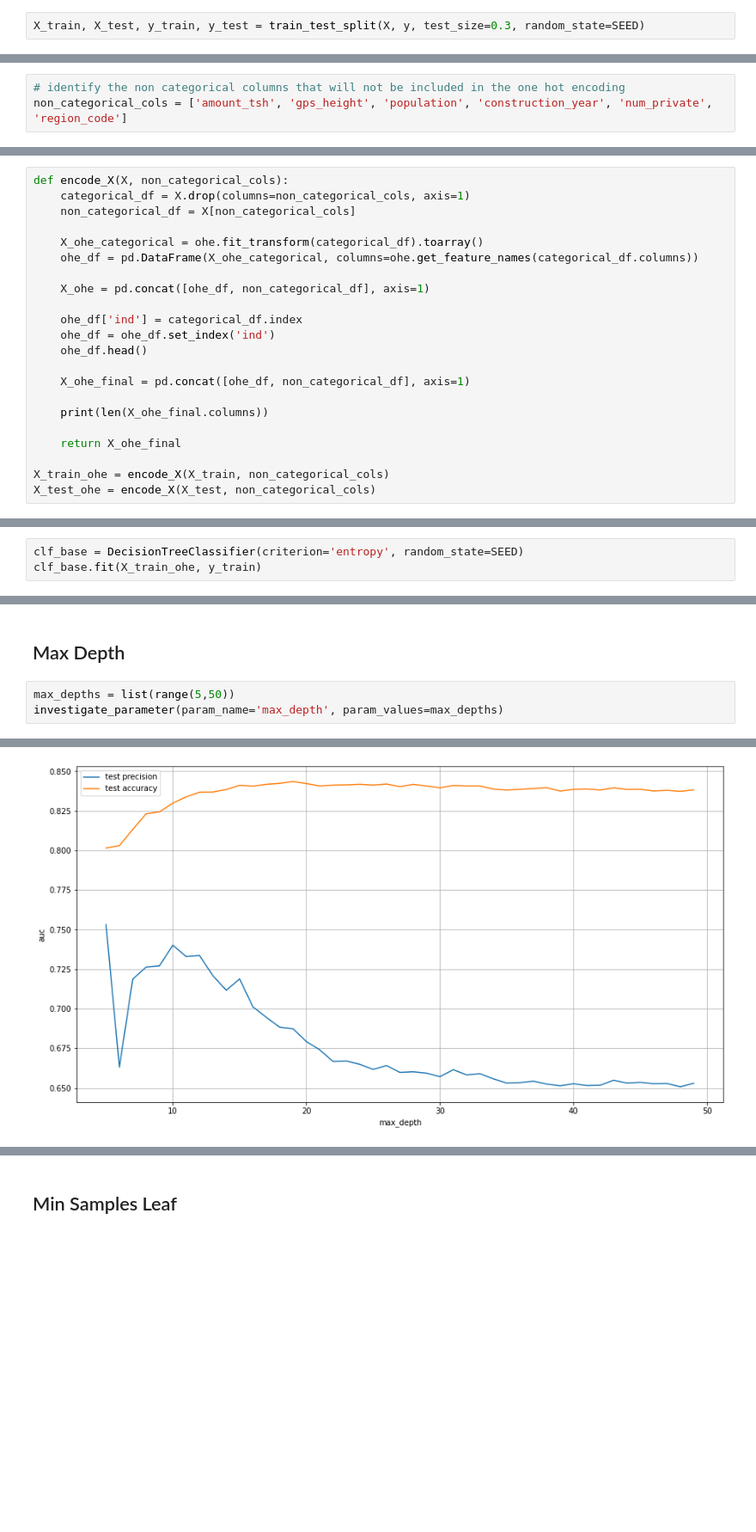
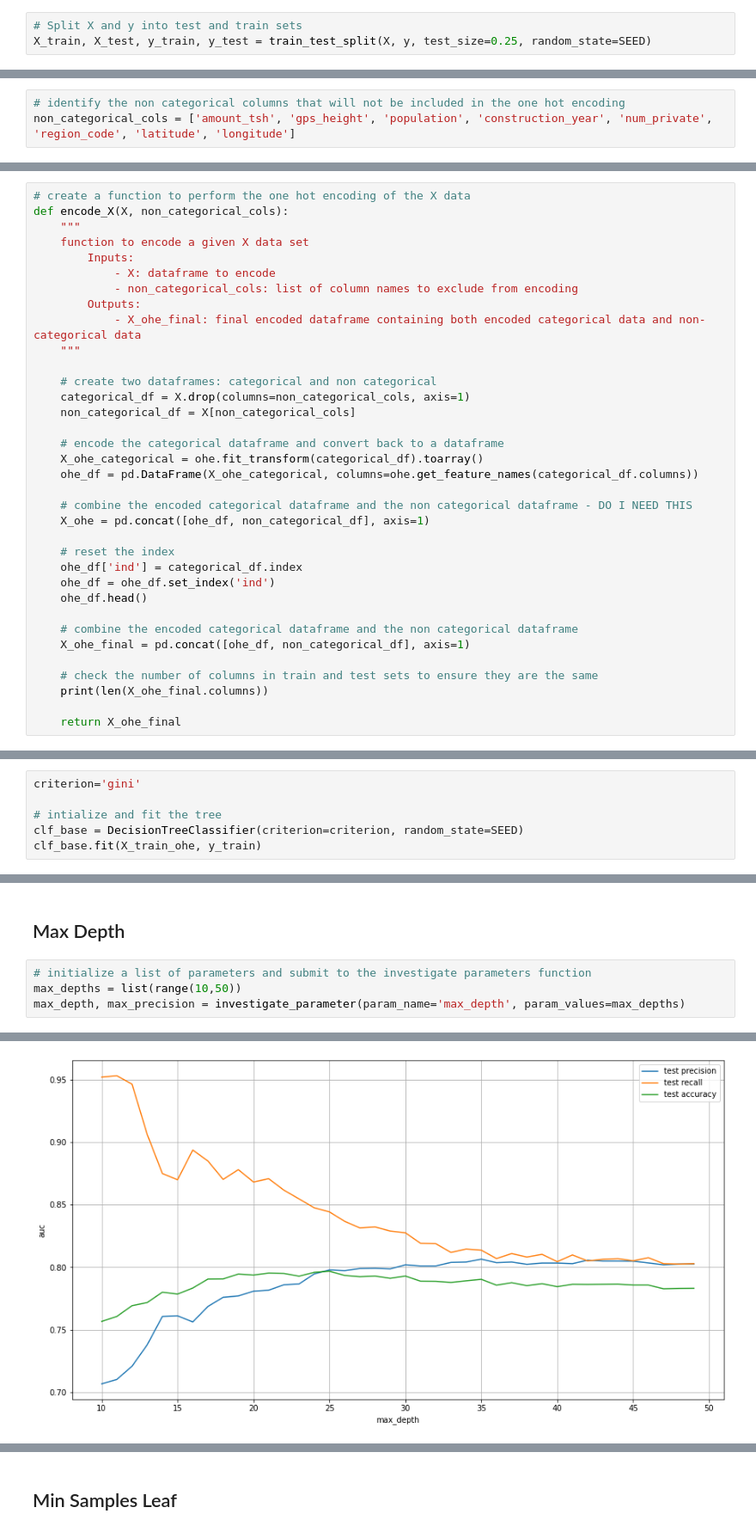
Before and after one commit to abigailjcampbell/dsc-phase-3-project, a Jupyter notebook: data_analysis.ipynb, the cells around one changed output, grey strips where cells are left out. Shown at 86% size. Drawn from its saved outputs; the diff is of its cells as text; blank space fills up the shorter version.

```diff
--- a/data_analysis.ipynb
+++ b/data_analysis.ipynb
@@ -233,3 +286,4 @@ SEED = 42
 # %%
-X_train, X_test, y_train, y_test = train_test_split(X, y, test_size=0.3, random_state=SEED)
+# Split X and y into test and train sets
+X_train, X_test, y_train, y_test = train_test_split(X, y, test_size=0.25, random_state=SEED)
 # %% [markdown]
@@ -237,28 +291,41 @@ X_train, X_test, y_train, y_test = train_test_split(X, y, test_size=0.3, random_
 # %%
 # identify the non categorical columns that will not be included in the one hot encoding
-non_categorical_cols = ['amount_tsh', 'gps_height', 'population', 'construction_year', 'num_private', 'region_code']
+non_categorical_cols = ['amount_tsh', 'gps_height', 'population', 'construction_year', 'num_private', 'region_code', 'latitude', 'longitude']
 # %%
 # initialize the One Hot Encoder
 ohe = OneHotEncoder()
 # %%
+# create a function to perform the one hot encoding of the X data
 def encode_X(X, non_categorical_cols):
+    """
+    function to encode a given X data set
+        Inputs:
+            - X: dataframe to encode
+            - non_categorical_cols: list of column names to exclude from encoding
+        Outputs:
+            - X_ohe_final: final encoded dataframe containing both encoded categorical data and non-categorical data
+    """
+
+    # create two dataframes: categorical and non categorical
     categorical_df = X.drop(columns=non_categorical_cols, axis=1)
     non_categorical_df = X[non_categorical_cols]
 
+    # encode the categorical dataframe and convert back to a dataframe
     X_ohe_categorical = ohe.fit_transform(categorical_df).toarray()
     ohe_df = pd.DataFrame(X_ohe_categorical, columns=ohe.get_feature_names(categorical_df.columns))
 
+    # combine the encoded categorical dataframe and the non categorical dataframe - DO I NEED THIS
     X_ohe = pd.concat([ohe_df, non_categorical_df], axis=1)
 
+    # reset the index
     ohe_df['ind'] = categorical_df.index
     ohe_df = ohe_df.set_index('ind')
     ohe_df.head()
 
+    # combine the encoded categorical dataframe and the non categorical dataframe
     X_ohe_final = pd.concat([ohe_df, non_categorical_df], axis=1)
 
+    # check the number of columns in train and test sets to ensure they are the same
     print(len(X_ohe_final.columns))
 
     return X_ohe_final
-
-X_train_ohe = encode_X(X_train, non_categorical_cols)
-X_test_ohe = encode_X(X_test, non_categorical_cols)
@@ -348,4 +514,7 @@ def evaluate_model_performance(y_test, y_pred):
 # %%
-clf_base = DecisionTreeClassifier(criterion='entropy', random_state=SEED)
+criterion='gini'
+
+# intialize and fit the tree
+clf_base = DecisionTreeClassifier(criterion=criterion, random_state=SEED)
 clf_base.fit(X_train_ohe, y_train)
 # %% [output]
@@ -468,6 +723,7 @@ def investigate_parameter(param_name, param_values, max_depth=None, min_samples_
 # %% [markdown]
 ## Max Depth
 # %%
-max_depths = list(range(5,50))
-investigate_parameter(param_name='max_depth', param_values=max_depths)
+# initialize a list of parameters and submit to the investigate parameters function
+max_depths = list(range(10,50))
+max_depth, max_precision = investigate_parameter(param_name='max_depth', param_values=max_depths)
 # %% [output]
@@ -475 +731 @@ investigate_parameter(param_name='max_depth', param_values=max_depths)
-[figure, old version]
+[figure, new version]
```
Also changed, not shown: parts of 116 cells of this notebook.
